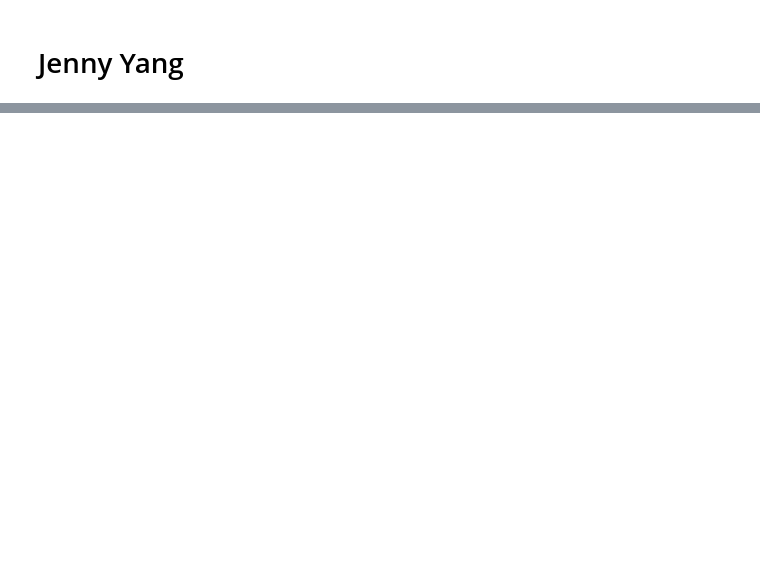
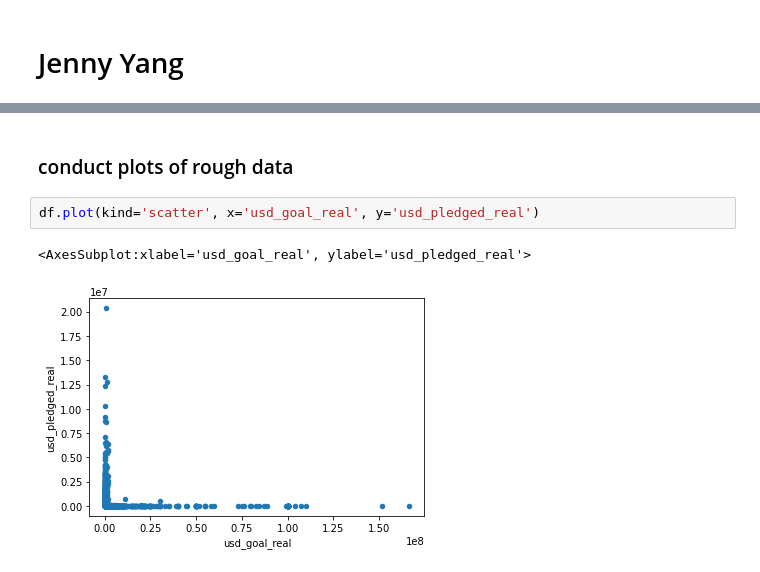
Before and after one commit to data301-2021-winter1/project-group45-project, a Jupyter notebook: notebooks/analysis2.ipynb, the cells around one changed output, grey strips where cells are left out. Drawn from its saved outputs; the diff is of its cells as text; blank space fills up the shorter version.

```diff
--- a/notebooks/analysis2.ipynb
+++ b/notebooks/analysis2.ipynb
@@ -16,0 +99,7 @@ df.head()
+# %% [markdown]
+### conduct plots of rough data
+# %%
+df.plot(kind='scatter', x='usd_goal_real', y='usd_pledged_real')
+# %% [output]
+<AxesSubplot:xlabel='usd_goal_real', ylabel='usd_pledged_real'>
+[figure, added]
```
Also changed, not shown: parts of 37 cells of this notebook, 1 other file.
